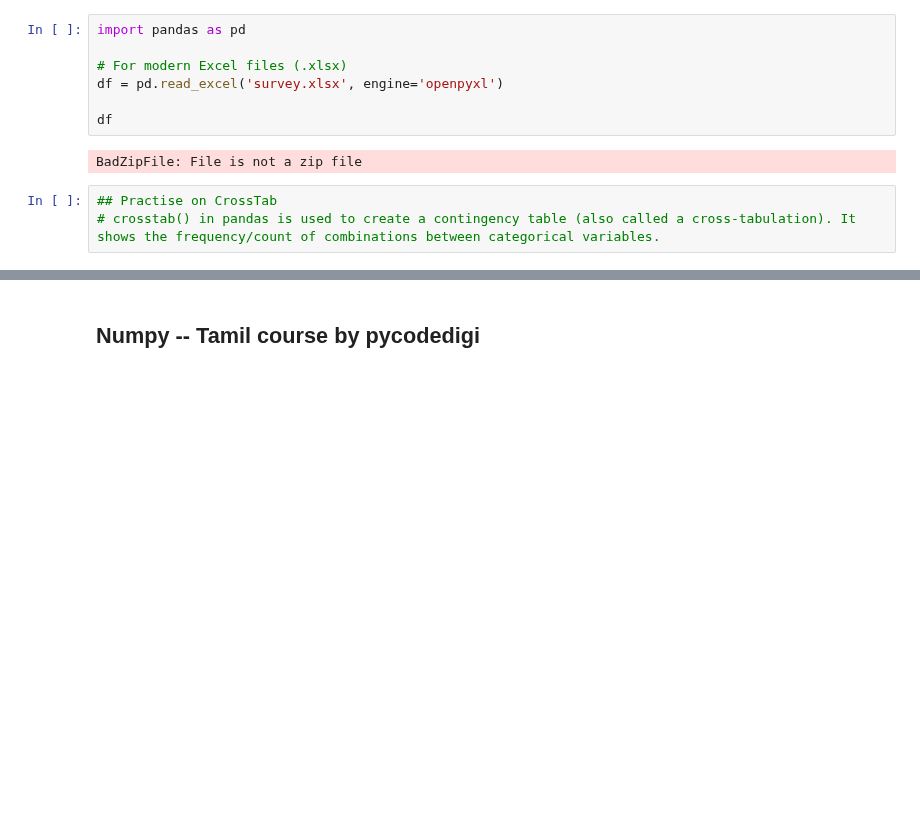
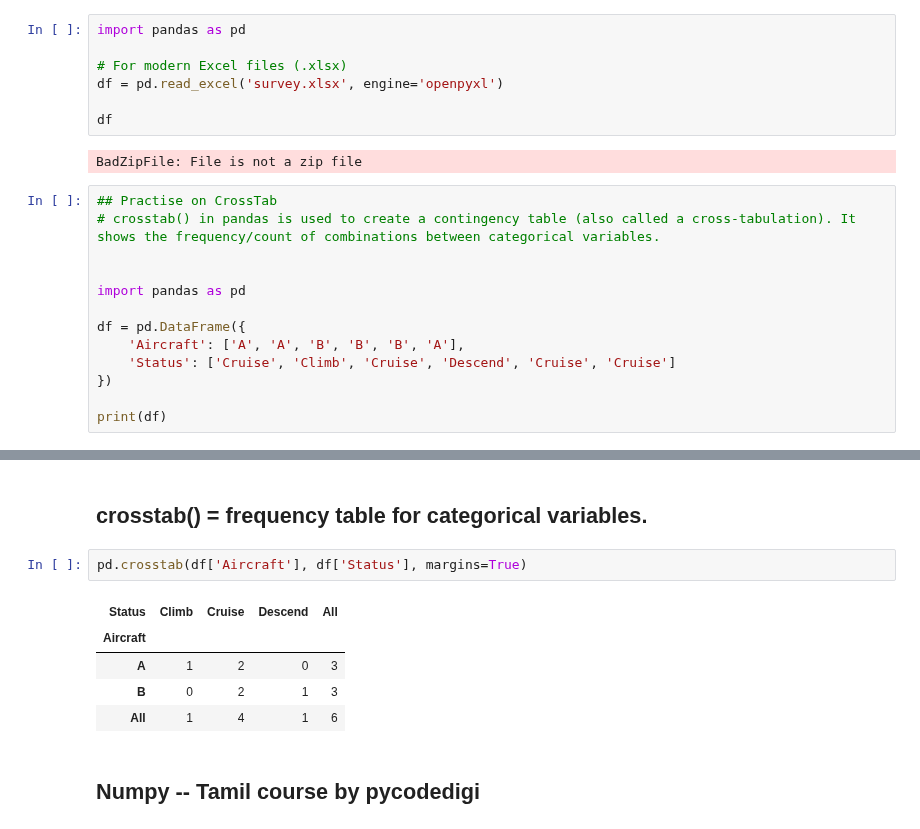
Before and after one commit to uba-sagan/Projects, a Jupyter notebook: Data_Analytics/Pandas.ipynb, the cells around one changed output, grey strips where cells are left out. Cells and saved outputs as stored; diff of their text form; blank space fills up the shorter version.

Commit message:
updates on pandas code

```diff
--- a/Data_Analytics/Pandas.ipynb
+++ b/Data_Analytics/Pandas.ipynb
@@ -1793,3 +1793,13 @@ BadZipFile: File is not a zip file
 # %%
 ## Practise on CrossTab
 # crosstab() in pandas is used to create a contingency table (also called a cross-tabulation). It shows the frequency/count of combinations between categorical variables.
+
+
+import pandas as pd
+
+df = pd.DataFrame({
+    'Aircraft': ['A', 'A', 'B', 'B', 'B', 'A'],
+    'Status': ['Cruise', 'Climb', 'Cruise', 'Descend', 'Cruise', 'Cruise']
+})
+
+print(df)
@@ -1796,2 +1821,12 @@ BadZipFile: File is not a zip file
+# %% [markdown]
+## crosstab() = frequency table for categorical variables.
+# %%
+pd.crosstab(df['Aircraft'], df['Status'], margins=True)
+# %% [output]
+| Status | Climb | Cruise | Descend | All |
+| Aircraft |  |  |  |  |
+| A | 1 | 2 | 0 | 3 |
+| B | 0 | 2 | 1 | 3 |
+| All | 1 | 4 | 1 | 6 |
 # %% [markdown]
 ## Numpy -- Tamil course by pycodedigi
```
Also changed, not shown: parts of 2 cells of this notebook.
